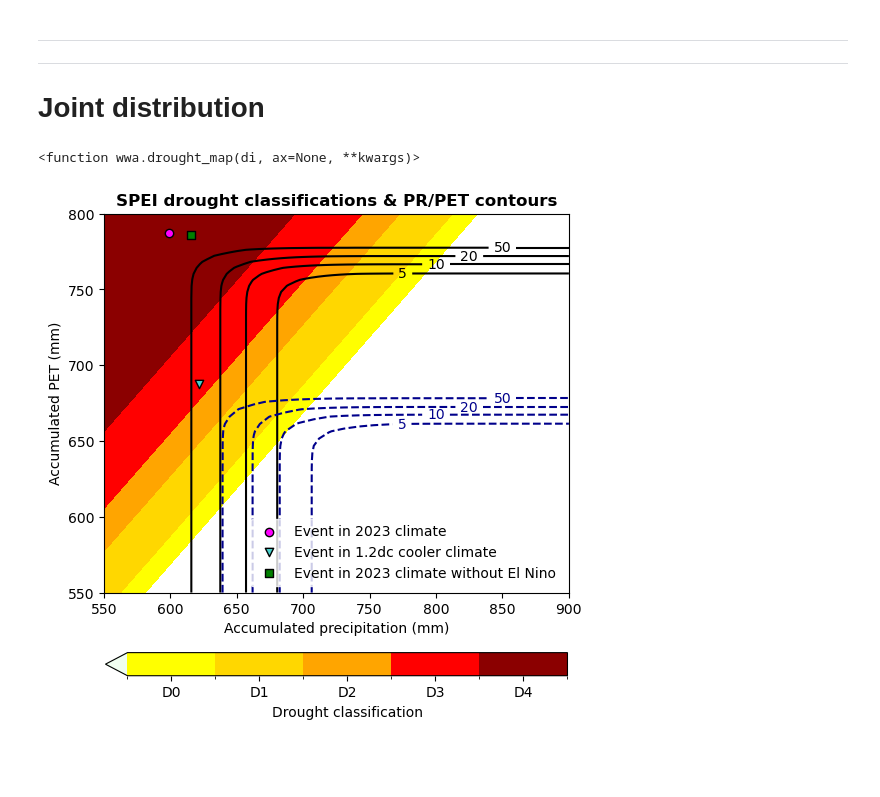
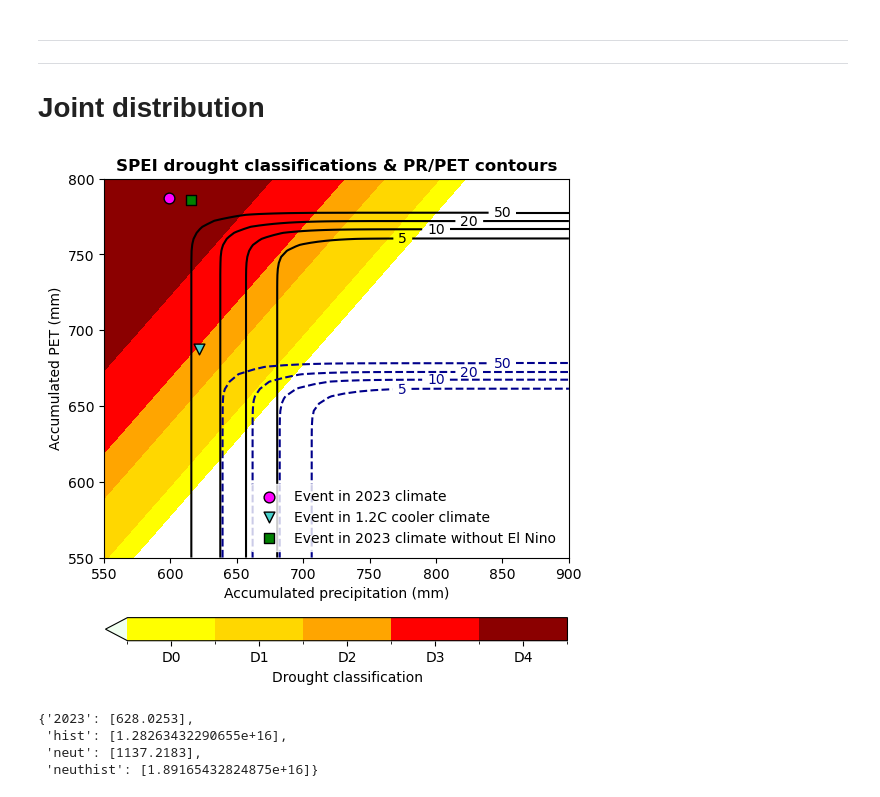
Before and after one commit to clairbarnes/wwa-current, a Jupyter notebook: 24-01_amazon-drought/amazon-drought_0P_model-data.ipynb, the cells around one changed output. Drawn from its saved outputs; the diff is of its cells as text; code cells hidden in the pictures; blank space fills up the shorter version.

Commit message:
Final plots for Amazon drought report

```diff
--- a/24-01_amazon-drought/amazon-drought_0P_model-data.ipynb
+++ b/24-01_amazon-drought/amazon-drought_0P_model-data.ipynb
@@ -1232,10 +1232,6 @@ glo = getattr(lmoments3.distr, "glo")
 
 # dummy plot just to pick up the colourbar
 drought_cbar = drought_map(xr.open_dataset("../../wwa-archive/23-03_EA-drought/data/cpc_spei24.nc").spei.sel(time = "2022")); plt.close()
-# %%
-drought_map
-# %% [output]
-<function wwa.drought_map(di, ax=None, **kwargs)>
 # %%
 # load copula elements (computed in R)
 with open("joint-fit_mswx_pr-pet.json") as f:
@@ -1253,27 +1249,34 @@ spei_grid = np.array([[norm.ppf(glo.cdf(p - pet, *spei24_pars)) for p in contour
 # %%
 # plot the contours (some cleaning needed)
 fig, axs = plt.subplots(ncols = 1, figsize = (6,6), dpi = 100)
 yy = [5,10,20,50]
 
-axs.contourf(contour_now["x"], contour_now["y"], spei_grid, levels = [-np.inf, -2, -1.55, -1.25, -.75, -.5], colors = ['darkred', 'red', 'orange', 'gold','yellow','honeydew'])
+axs.contourf(contour_now["x"], contour_now["y"], spei_grid, levels = [b - 0.13 for b in [-np.inf, -2, -1.55, -1.25, -.75, -.5]], colors = ['darkred', 'red', 'orange', 'gold','yellow','honeydew'])
 cs = axs.contour(contour_now["x"], contour_now["y"], 1/np.array(contour_now["z"]).transpose(), levels = yy, colors = "k")
 plt.clabel(cs, levels = yy, manual = [(775,750), (800,765), (825,770), (850,780)])
 
 cs_hist = axs.contour(contour_cf["x"], contour_cf["y"], 1/np.array(contour_cf["z"]).transpose(), levels = yy, colors = "darkblue", linestyles = "--")
 plt.clabel(cs_hist, levels = yy, manual = [(775,650), (800,665), (825,670), (850,680)])
 
-axs.scatter(rl_pr["2023"][0], rl_pet["2023"], marker = "o", color = "magenta", edgecolor = "k", zorder = 10, label = "Event in 2023 climate")
-axs.scatter(rl_pr["hist"][0], rl_pet["hist"], marker = "v", color = "mediumturquoise", edgecolor = "k", zorder = 10, label = "Event in 1.2dc cooler climate")
-axs.scatter(rl_pr["neut"][0], rl_pet["neut"], marker = "s", color = "green", edgecolor = "k", zorder = 10, label = "Event in 2023 climate without El Nino")
+axs.scatter(rl_pr["2023"][0], rl_pet["2023"], marker = "o", color = "magenta", edgecolor = "k", zorder = 10, s = 60, label = "Event in 2023 climate")
+axs.scatter(rl_pr["hist"][0], rl_pet["hist"], marker = "v", color = "mediumturquoise", edgecolor = "k", zorder = 10, s = 60, label = "Event in 1.2C cooler climate")
+axs.scatter(rl_pr["neut"][0], rl_pet["neut"], marker = "s", color = "green", edgecolor = "k", zorder = 10, s = 60, label = "Event in 2023 climate without El Nino")
 # axs.scatter(rl_pr["neuthist"][0], rl_pet["neuthist"], marker = "o", color = "k", edgecolor = "k", zorder = 10, label = "Event in cooler climate without El Nino")
 
 axs.set_xlabel("Accumulated precipitation (mm)")
 axs.set_ylabel("Accumulated PET (mm)")
 
 axs.legend(loc = "lower right", edgecolor = "w")
 drought_colorbar(drought_cbar, axs, fraction = 0.05, pad = 0.13, label = "Drought classification")
 
 plt.title("SPEI drought classifications & PR/PET contours", fontweight = "bold")
 plt.savefig("fig/fig_mswx_joint-drought-classification-contours.png")
 # %% [output]
-[figure, old version]
+[figure, new version]
+# %%
+joint_ep
+# %% [output]
+{'2023': [628.0253],
+ 'hist': [1.28263432290655e+16],
+ 'neut': [1137.2183],
+ 'neuthist': [1.89165432824875e+16]}
```
